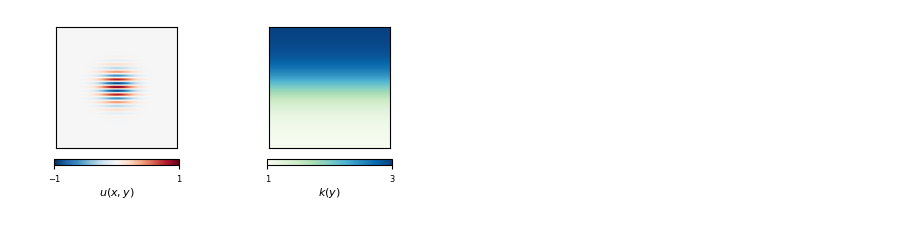
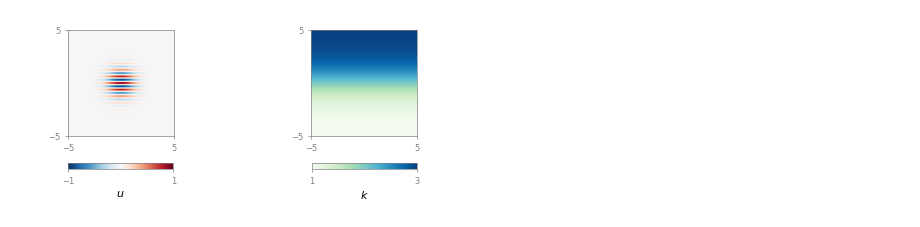
Before and after one commit to oscar-rincon/unbounded-domains, a Jupyter notebook: main/01_manufactured_solution/03_analytical_solution_plots.ipynb, the cells around one changed output. Drawn from its saved outputs; the diff is of its cells as text; code cells hidden in the pictures.

```diff
--- a/main/01_manufactured_solution/03_analytical_solution_plots.ipynb
+++ b/main/01_manufactured_solution/03_analytical_solution_plots.ipynb
@@ -83,7 +83,7 @@ K = 1 + 2/(1 + np.exp(-Y/epsilon))
 # -------------------------
 fig, ax = plt.subplots(
     1, 2,
-    figsize=(5.5, 2.2),
+    figsize=(6.0, 2.2),
 )
 
 # Left: u(x,y)
@@ -98,9 +98,9 @@ im1 = ax[0].imshow(
     rasterized=True
 )
 
-ax[0].set_xticks([])
-ax[0].set_yticks([])
-
+ax[0].set_xticks([-5, 5])
+ax[0].set_yticks([-5, 5])
+ax[0].tick_params(axis="both", labelsize=6)
 # for spine in ax[0].spines.values():
 #     spine.set_linewidth(0.8)
 
@@ -116,8 +116,10 @@ im2 = ax[1].imshow(
     rasterized=True
 )
 
-ax[1].set_xticks([])
-ax[1].set_yticks([])
+ax[1].set_xticks([-5, 5])
+ax[1].set_yticks([-5, 5])
+ax[1].tick_params(axis="both", labelsize=6)
+
 
 # for spine in ax[1].spines.values():
 #     spine.set_linewidth(0.1)
@@ -129,54 +131,99 @@ cbar1 = fig.colorbar(
     im1,
     ax=ax[0],
     orientation="horizontal",
-    fraction=0.045,
-    pad=0.08,
+    fraction=0.038,
+    pad=0.2,
 )
 
 cbar2 = fig.colorbar(
     im2,
     ax=ax[1],
     orientation="horizontal",
-    fraction=0.045,
-    pad=0.08
+    fraction=0.038,
+    pad=0.2
 )
 
-# Small ticks like reference
-cbar1.set_ticks([-1,1])
-cbar2.set_ticks([1,3])
+axis_color = "gray"
 
-cbar1.set_label("$u(x,y)$", fontsize=8, labelpad=2)
-cbar2.set_label("$k(y)$", fontsize=8, labelpad=2)
+# Colorbar 1
+cbar1.set_ticks([-1, 1])
+cbar1.set_label("$u$", fontsize=8, labelpad=2, color='black')
 
-cbar1.ax.tick_params(labelsize=6)
-cbar2.ax.tick_params(labelsize=6)
+cbar1.ax.tick_params(
+    axis="x",
+    labelsize=6,
+    colors=axis_color,
+    length=2,
+    width=0.5
+)
+
+cbar1.outline.set_edgecolor(axis_color)
+cbar1.outline.set_linewidth(0.5)
+
+
+# Colorbar 2
+cbar2.set_ticks([1, 3])
+cbar2.set_label("$k$", fontsize=8, labelpad=2, color='black')
+
+cbar2.ax.tick_params(
+    axis="x",
+    labelsize=6,
+    colors=axis_color,
+    length=2,
+    width=0.5
+)
+
+cbar2.outline.set_edgecolor(axis_color)
+cbar2.outline.set_linewidth(0.5)
+
+
+
+
+for a in ax:
+    # Tick locations
+    a.set_xticks([-5, 5])
+    a.set_yticks([-5, 5])
+
+    # Tick marks and tick labels
+    a.tick_params(
+        axis="both",
+        labelsize=6,
+        colors=axis_color,
+        length=2,
+        width=0.5
+    )
+
+    # Axis lines (spines)
+    for spine in a.spines.values():
+        spine.set_color(axis_color)
+        spine.set_linewidth(0.5)
 
 plt.subplots_adjust(
-    wspace=0.0,
+    wspace=0.1,
     bottom=0.25
 )
 plt.savefig("figures/infinite_analytical_sol.svg", bbox_inches="tight", dpi=300)
 plt.show()
 
 os.makedirs("data", exist_ok=True)
 
 # -------------------------
 # Save analytical solution
 # -------------------------
 np.savez(
     "data/infinite_analytical_solution.npz",
     x=x,
     y=y,
     X=X,
     Y=Y,
     U=U,
     K=K,
     alpha=alpha,
     beta=beta,
     epsilon=epsilon,
 )
 # %% [output]
-[figure, old version]
+[figure, new version]
 # %%
 # -------------------------
 # Parameters
```
Also changed, not shown: parts of 1 cell of this notebook, 9 other files.
